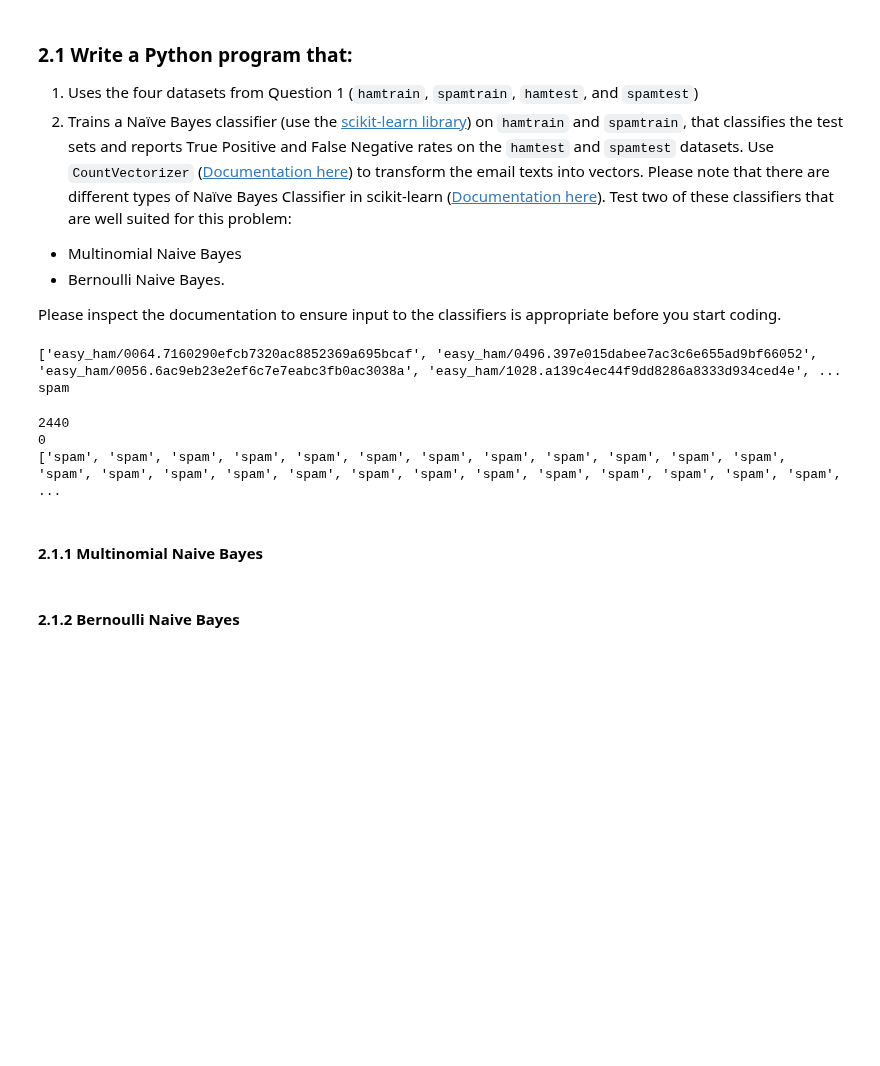
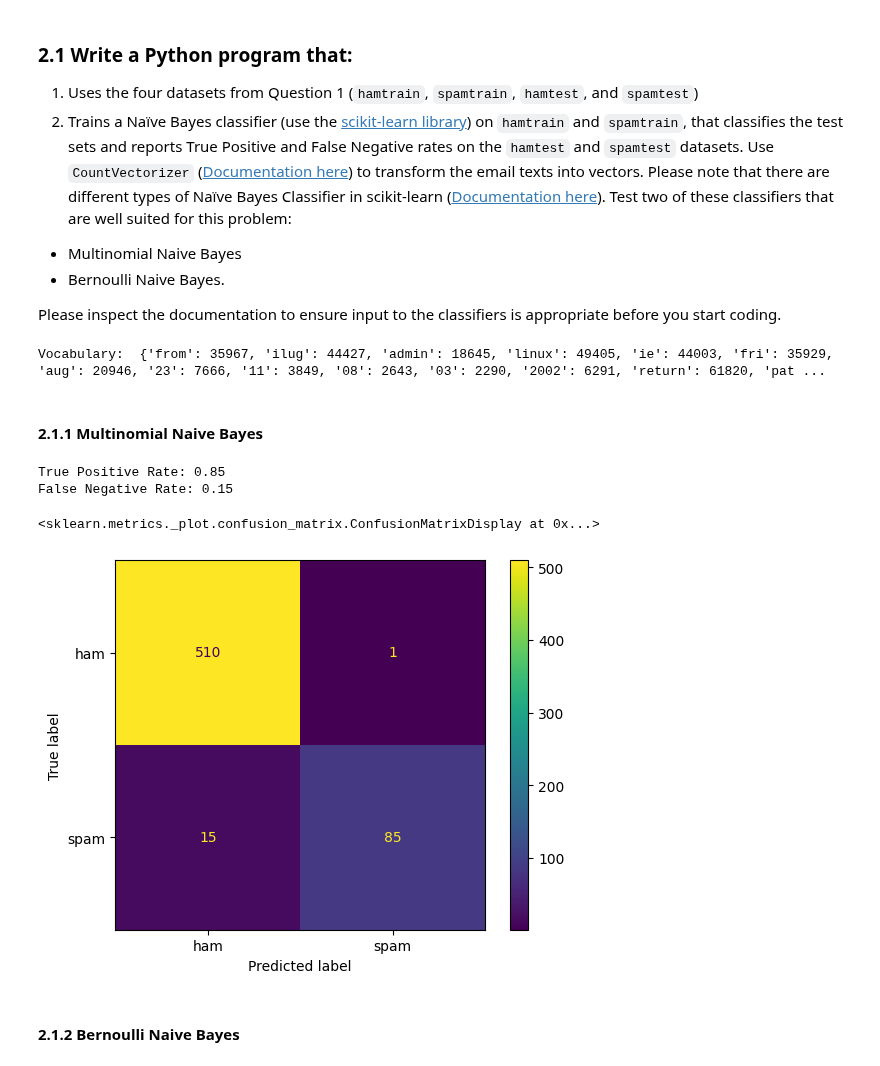
Before and after one commit to chenbin234/DAT405-DIT407-Introduction-to-data-science-and-AI, a Jupyter notebook: Assignment_4/IDSAI_Assignment4_By_Bingcheng.ipynb, the cells around one changed output. Cells and saved outputs as stored; diff of their text form; code cells hidden in the pictures; blank space fills up the shorter version.

```diff
--- a/Assignment_4/IDSAI_Assignment4_By_Bingcheng.ipynb
+++ b/Assignment_4/IDSAI_Assignment4_By_Bingcheng.ipynb
@@ -163,38 +148,18 @@ spamtest_messages = read_files(spamtest)
-# %%
-print(hamtrain)
-print(hamtrain_messages[100][1])
-# %% [output]
-['easy_ham/0064.7160290efcb7320ac8852369a695bcaf', 'easy_ham/0496.397e015dabee7ac3c6e655ad9bf66052', 'easy_ham/0056.6ac9eb23e2ef6c7e7eabc3fb0ac3038a', 'easy_ham/1028.a139c4ec44f9dd8286a8333d934ced4e', ...
-spam
 # %%
 from sklearn.feature_extraction.text import CountVectorizer
 
 # Create a Vectorizer Object
 vectorizer = CountVectorizer()
 
-X_train = vectorizer.fit_transform([message[0] for message in hamtrain_messages+spamtrain_messages])
-y_train = [message[1] for message in hamtrain_messages+spamtrain_messages]
-X_test = vectorizer.fit_transform([message[0] for message in hamtest_messages+spamtest_messages])
-y_test = [message[1] for message in hamtest_messages+spamtest_messages]
+X_train = vectorizer.fit_transform([message[0] for message in hamtrain+spamtrain])
+y_train = [message[1] for message in hamtrain+spamtrain]
 
-print(len(y_train))
-print(y_train.count('ham'))
+X_test = vectorizer.transform([message[0] for message in hamtest+spamtest])
+y_test = [message[1] for message in hamtest+spamtest]
 
-print(y_test)
-
-
-# # Printing the identified Unique words along with their indices
-# print("Vocabulary: ", vectorizer.vocabulary_)
-
-# # Encode the Document
-# vector = vectorizer.transform(document)
-
-# # Summarizing the Encoded Texts
-# print("Encoded Document is:")
-# print(vector.toarray())
+# Printing the identified Unique words along with their indices
+print("Vocabulary: ", vectorizer.vocabulary_)
 # %% [output]
-2440
-0
-['spam', 'spam', 'spam', 'spam', 'spam', 'spam', 'spam', 'spam', 'spam', 'spam', 'spam', 'spam', 'spam', 'spam', 'spam', 'spam', 'spam', 'spam', 'spam', 'spam', 'spam', 'spam', 'spam', 'spam', 'spam', ...
+Vocabulary:  {'from': 35967, 'ilug': 44427, 'admin': 18645, 'linux': 49405, 'ie': 44003, 'fri': 35929, 'aug': 20946, '23': 7666, '11': 3849, '08': 2643, '03': 2290, '2002': 6291, 'return': 61820, 'pat ...
 # %% [markdown]
 #### 2.1.1 Multinomial Naive Bayes
@@ -203,3 +166,27 @@ from sklearn.naive_bayes import MultinomialNB
+# %%
+from sklearn.naive_bayes import MultinomialNB
+from sklearn.metrics import confusion_matrix
+from sklearn.metrics import ConfusionMatrixDisplay
+
+mnb = MultinomialNB()
+mnb.fit(X_train, y_train)
+
+y_pred = mnb.predict(X_test)
+
+# reports True Positive and False Negative rates on the `hamtest` and `spamtest` datasets.
+tn, fp, fn, tp = confusion_matrix(y_test, y_pred).ravel()
+print("True Positive Rate:", tp / (tp + fn))
+print("False Negative Rate:", fn / (tp + fn))
+
+# plot the comfusionMatrix
+cm = confusion_matrix(y_test, y_pred, labels=mnb.classes_)
+disp = ConfusionMatrixDisplay(confusion_matrix=cm, display_labels=mnb.classes_)
+disp.plot()
+# %% [output]
+True Positive Rate: 0.85
+False Negative Rate: 0.15
+<sklearn.metrics._plot.confusion_matrix.ConfusionMatrixDisplay at 0x...>
+[figure, added]
 # %% [markdown]
 #### 2.1.2 Bernoulli Naive Bayes
 # %%
```
Also changed, not shown: parts of 7 cells of this notebook.
